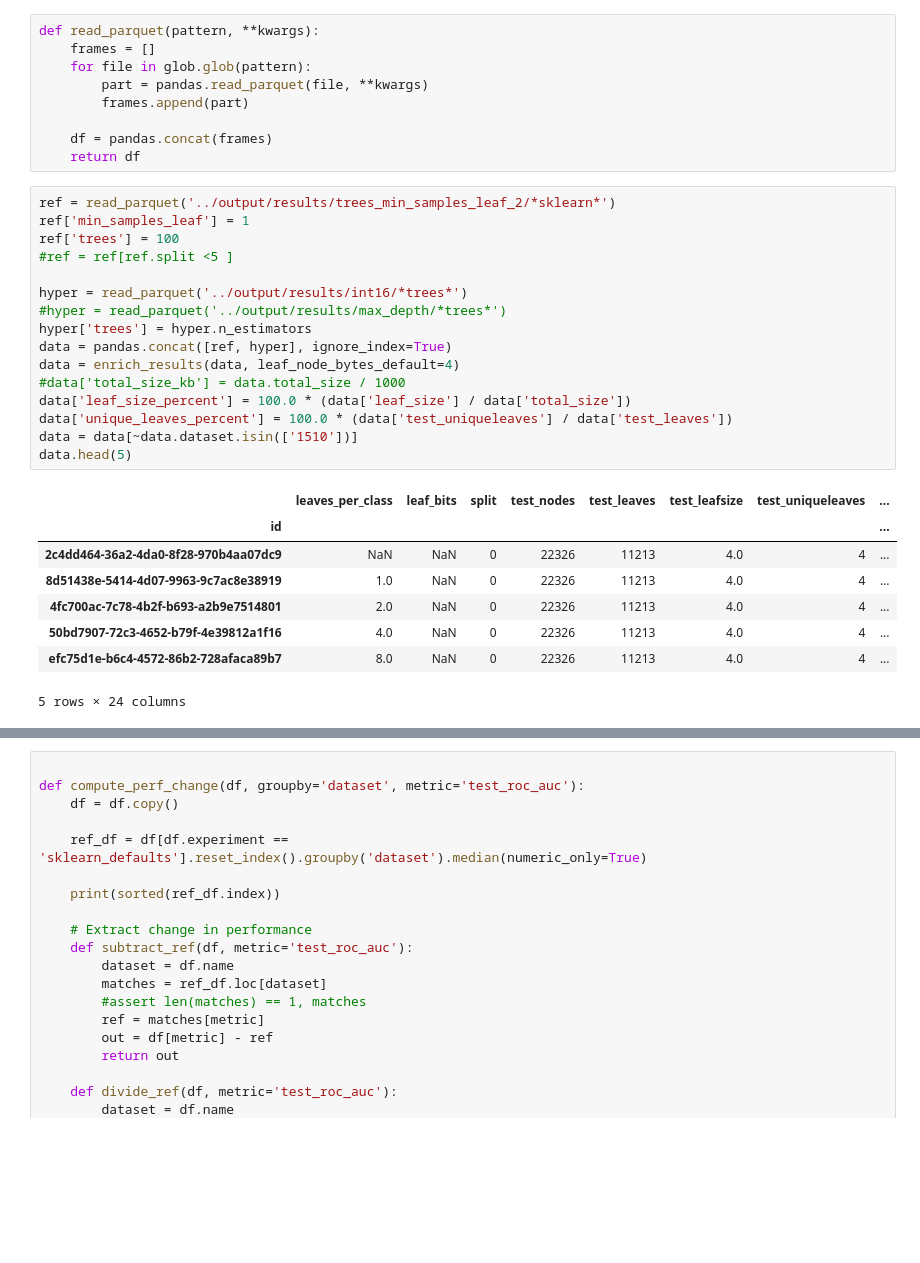
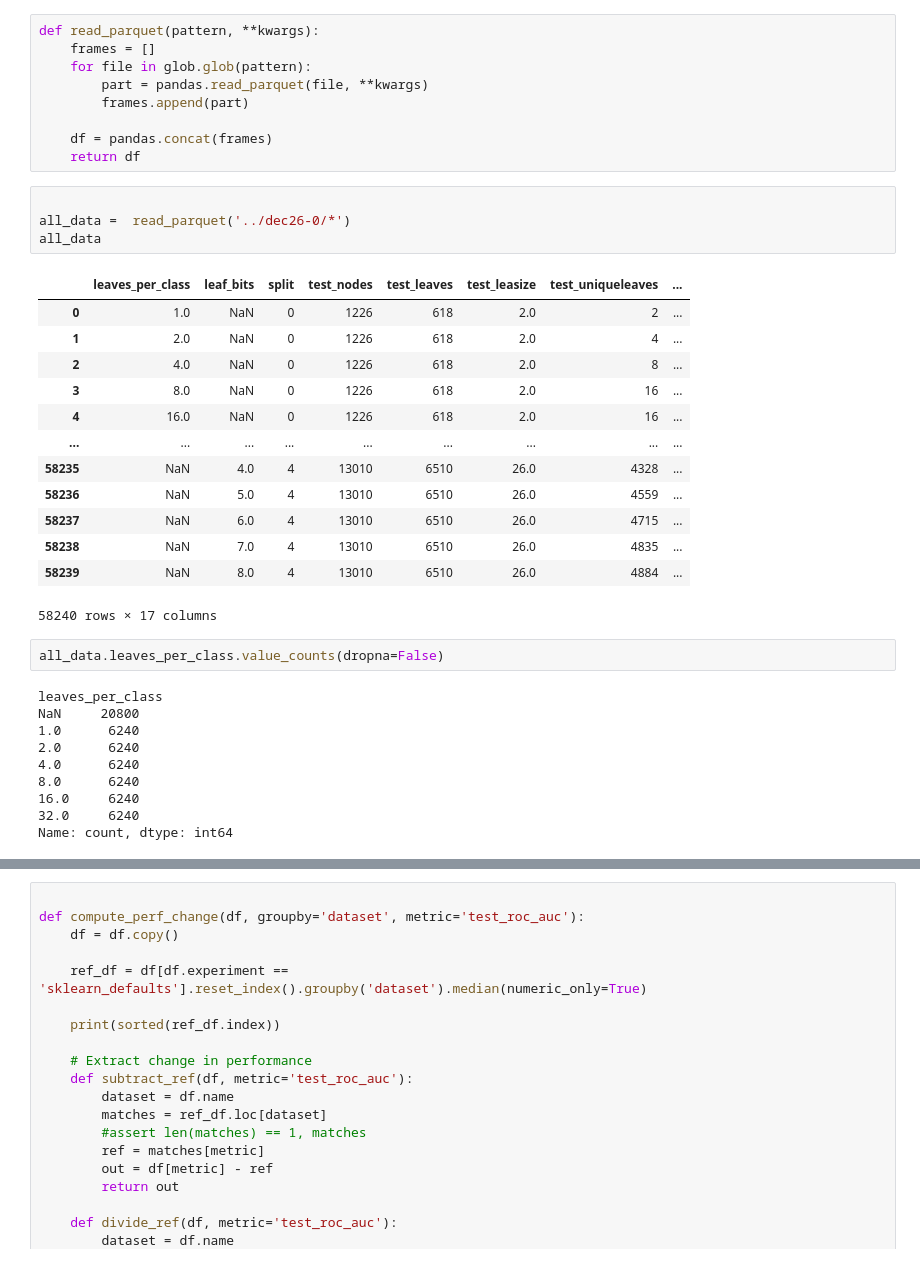
Before and after one commit to jonnor/leaf-clustering, a Jupyter notebook: notebooks/HyperParameters.ipynb, the cells around one changed output, grey strips where cells are left out. Saved outputs shown, nothing was run; the diff lists cells and outputs as text; blank space fills up the shorter version.

Commit message:
TEMP: update plotting with new results

```diff
--- a/notebooks/HyperParameters.ipynb
+++ b/notebooks/HyperParameters.ipynb
@@ -23,28 +23,33 @@ def read_parquet(pattern, **kwargs):
 
     df = pandas.concat(frames)
     return df
-# %%
-ref = read_parquet('../output/results/trees_min_samples_leaf_2/*sklearn*')
-ref['min_samples_leaf'] = 1
-ref['trees'] = 100
-#ref = ref[ref.split <5 ]
-
-hyper = read_parquet('../output/results/int16/*trees*')
-#hyper = read_parquet('../output/results/max_depth/*trees*')
-hyper['trees'] = hyper.n_estimators
-data = pandas.concat([ref, hyper], ignore_index=True)
-data = enrich_results(data, leaf_node_bytes_default=4)
-#data['total_size_kb'] = data.total_size / 1000
-data['leaf_size_percent'] = 100.0 * (data['leaf_size'] / data['total_size'])
-data['unique_leaves_percent'] = 100.0 * (data['test_uniqueleaves'] / data['test_leaves'])
-data = data[~data.dataset.isin(['1510'])]
-data.head(5)
-# %% [output]
-|  | leaves_per_class | leaf_bits | split | test_nodes | test_leaves | test_leafsize | test_uniqueleaves | ... |
-| id |  |  |  |  |  |  |  | ... |
-| 2c4dd464-36a2-4da0-8f28-970b4aa07dc9 | NaN | NaN | 0 | 22326 | 11213 | 4.0 | 4 | ... |
-| 8d51438e-5414-4d07-9963-9c7ac8e38919 | 1.0 | NaN | 0 | 22326 | 11213 | 4.0 | 4 | ... |
-| 4fc700ac-7c78-4b2f-b693-a2b9e7514801 | 2.0 | NaN | 0 | 22326 | 11213 | 4.0 | 4 | ... |
-| 50bd7907-72c3-4652-b79f-4e39812a1f16 | 4.0 | NaN | 0 | 22326 | 11213 | 4.0 | 4 | ... |
-| efc75d1e-b6c4-4572-86b2-728afaca89b7 | 8.0 | NaN | 0 | 22326 | 11213 | 4.0 | 4 | ... |
-5 rows × 24 columns
+# %%
+
+all_data =  read_parquet('../dec26-0/*')
+all_data
+# %% [output]
+|  | leaves_per_class | leaf_bits | split | test_nodes | test_leaves | test_leasize | test_uniqueleaves | ... |
+| 0 | 1.0 | NaN | 0 | 1226 | 618 | 2.0 | 2 | ... |
+| 1 | 2.0 | NaN | 0 | 1226 | 618 | 2.0 | 4 | ... |
+| 2 | 4.0 | NaN | 0 | 1226 | 618 | 2.0 | 8 | ... |
+| 3 | 8.0 | NaN | 0 | 1226 | 618 | 2.0 | 16 | ... |
+| 4 | 16.0 | NaN | 0 | 1226 | 618 | 2.0 | 16 | ... |
+| ... | ... | ... | ... | ... | ... | ... | ... | ... |
+| 58235 | NaN | 4.0 | 4 | 13010 | 6510 | 26.0 | 4328 | ... |
+| 58236 | NaN | 5.0 | 4 | 13010 | 6510 | 26.0 | 4559 | ... |
+| 58237 | NaN | 6.0 | 4 | 13010 | 6510 | 26.0 | 4715 | ... |
+| 58238 | NaN | 7.0 | 4 | 13010 | 6510 | 26.0 | 4835 | ... |
+| 58239 | NaN | 8.0 | 4 | 13010 | 6510 | 26.0 | 4884 | ... |
+58240 rows × 17 columns
+# %%
+all_data.leaves_per_class.value_counts(dropna=False)
+# %% [output]
+leaves_per_class
+NaN     20800
+1.0      6240
+2.0      6240
+4.0      6240
+8.0      6240
+16.0     6240
+32.0     6240
+Name: count, dtype: int64
```
Also changed, not shown: parts of 3 cells of this notebook.
